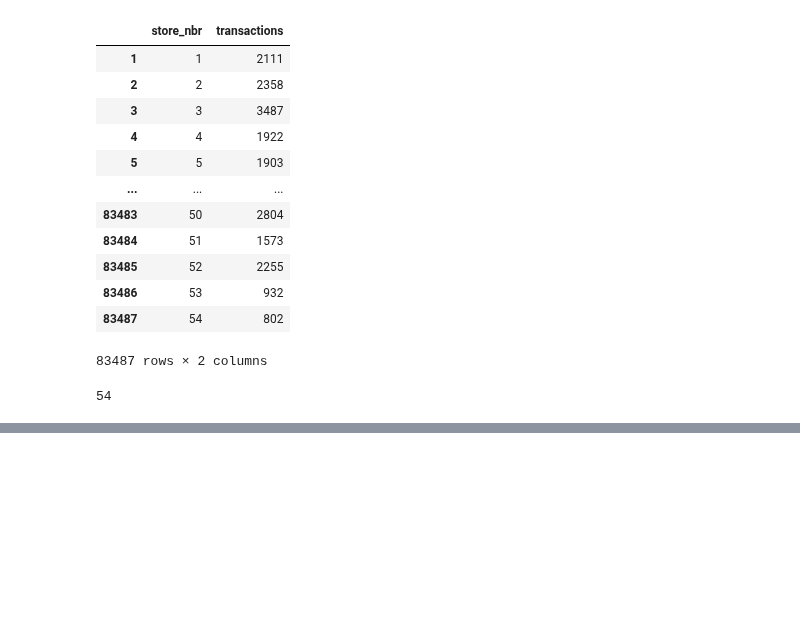
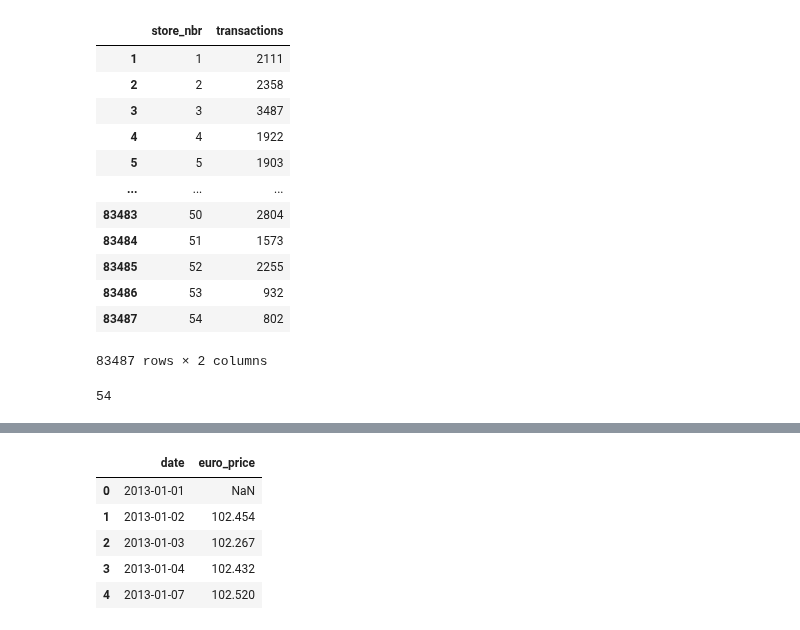
Before and after one commit to arunadas/effective-pandas, a Jupyter notebook: l_python_pandas/dataframes.ipynb, the cells around one changed output, grey strips where cells are left out. Cells and saved outputs as stored; diff of their text form; code cells hidden in the pictures; blank space fills up the shorter version.

```diff
--- a/l_python_pandas/dataframes.ipynb
+++ b/l_python_pandas/dataframes.ipynb
@@ -745,0 +756,2 @@ Name: transactions, Length: 83488, dtype: int64
+# %%
+oil_euro = oil.drop('price', axis=1)
@@ -745,0 +767,9 @@ Name: transactions, Length: 83488, dtype: int64
+# %%
+oil_euro.head()
+# %% [output]
+|  | date | euro_price |
+| 0 | 2013-01-01 | NaN |
+| 1 | 2013-01-02 | 102.454 |
+| 2 | 2013-01-03 | 102.267 |
+| 3 | 2013-01-04 | 102.432 |
+| 4 | 2013-01-07 | 102.520 |
```
Also changed, not shown: parts of 7 cells of this notebook.
